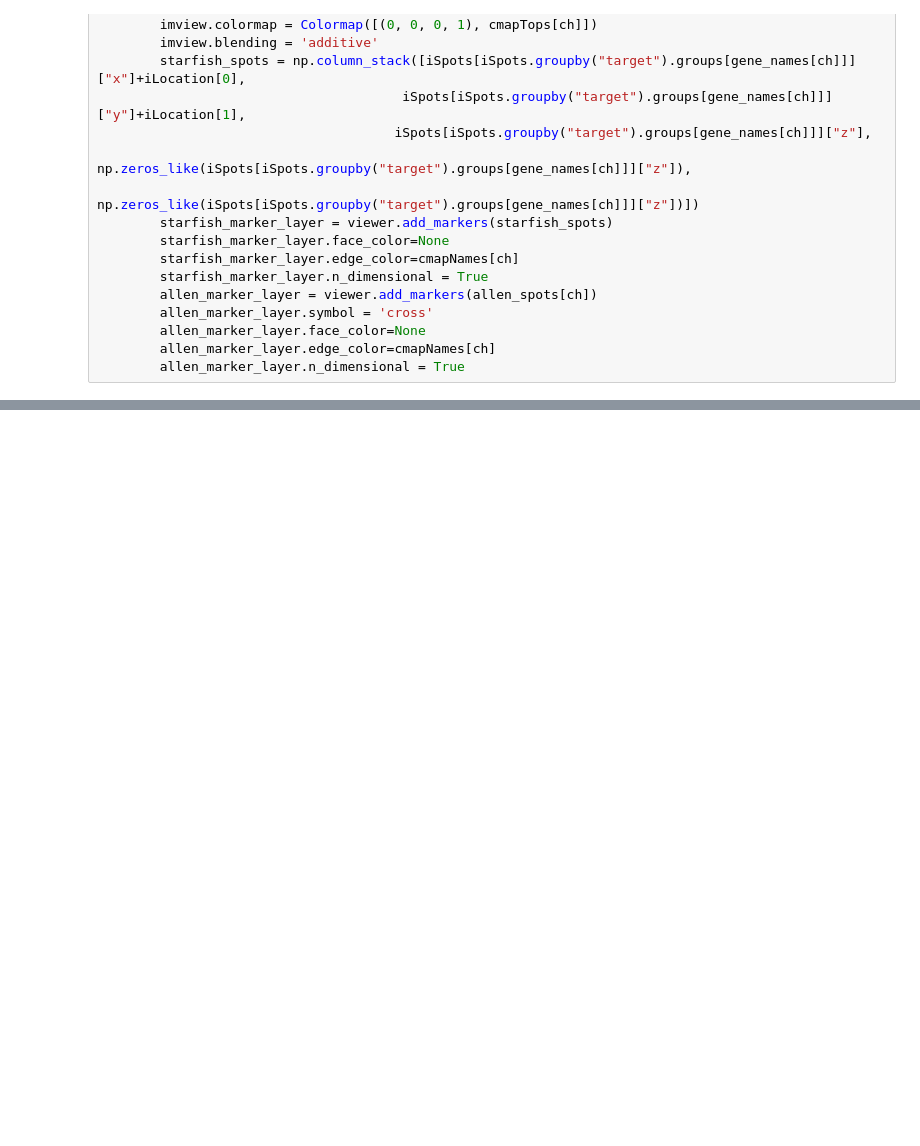
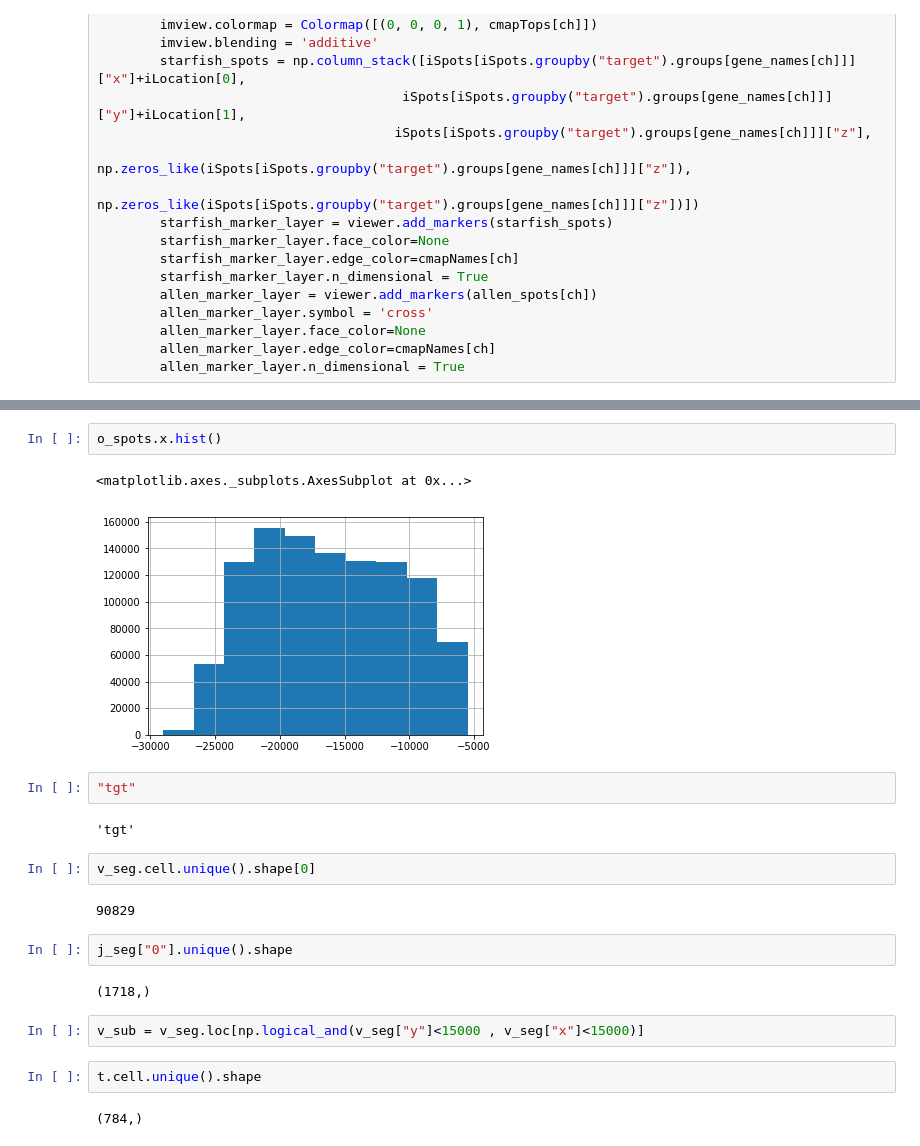
Before and after one commit to berl/starfish, a Jupyter notebook: notebooks/smFISH.ipynb, the cells around one changed output, grey strips where cells are left out. Saved outputs shown, nothing was run; the diff lists cells and outputs as text; blank space fills up the shorter version.

```diff
--- a/notebooks/smFISH.ipynb
+++ b/notebooks/smFISH.ipynb
@@ -294,0 +312,23 @@ j=88
+# %%
+o_spots.x.hist()
+# %% [output]
+<matplotlib.axes._subplots.AxesSubplot at 0x...>
+[figure, added]
+# %%
+"tgt"
+# %% [output]
+'tgt'
+# %%
+v_seg.cell.unique().shape[0]
+# %% [output]
+90829
+# %%
+j_seg["0"].unique().shape
+# %% [output]
+(1718,)
+# %%
+v_sub = v_seg.loc[np.logical_and(v_seg["y"]<15000 , v_seg["x"]<15000)]
+# %%
+t.cell.unique().shape
+# %% [output]
+(784,)
```
Also changed, not shown: parts of 29 cells of this notebook.
